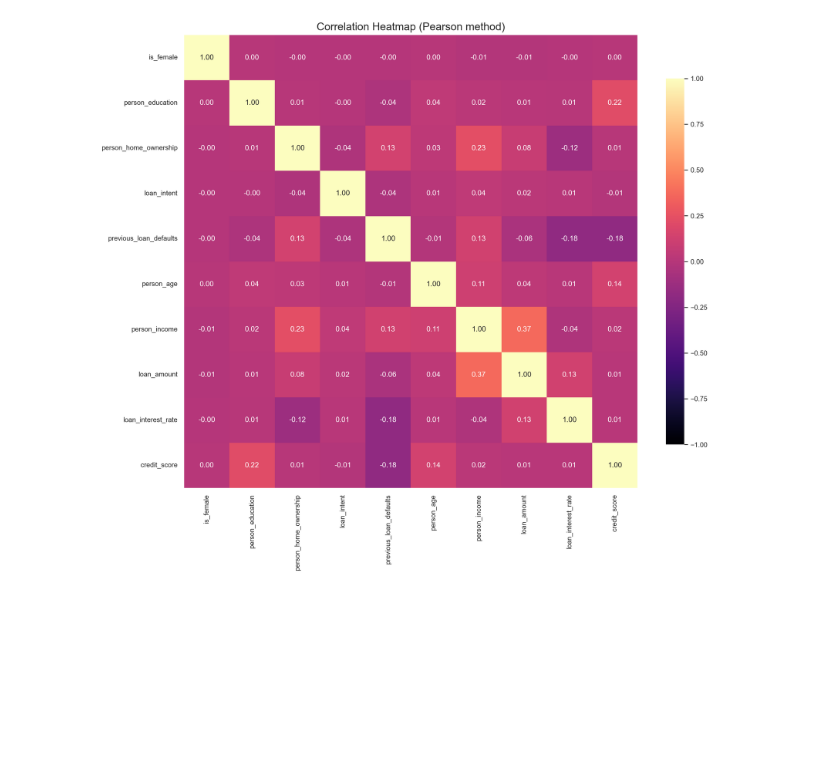
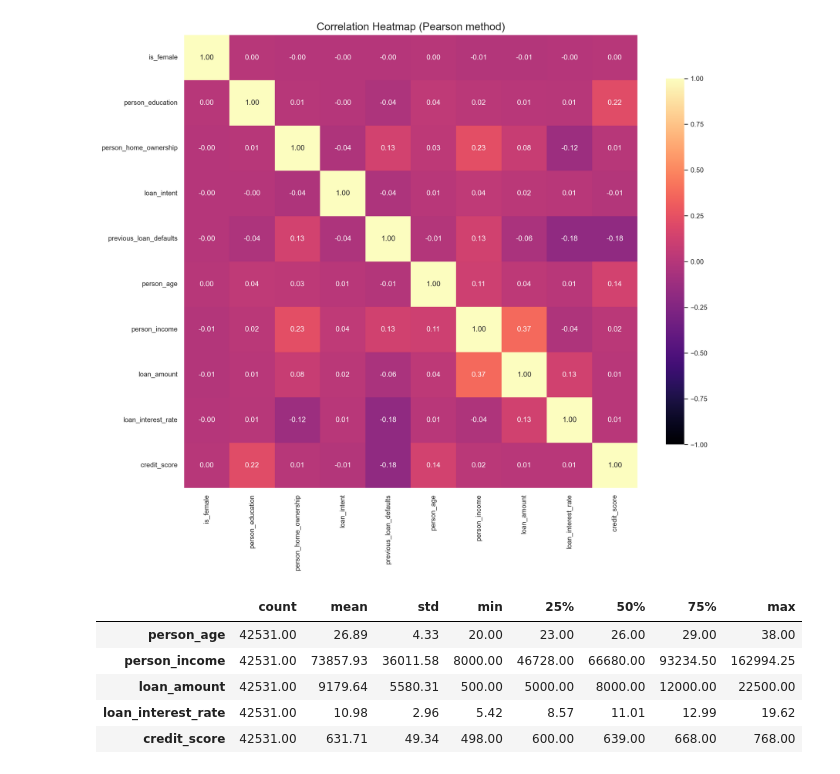
Before and after one commit to Jaymin151617/Credit-Risk-Analysis, a Jupyter notebook: notebooks/feature_engineering.ipynb, the cells around one changed output. Cells and saved outputs as stored; diff of their text form; code cells hidden in the pictures; blank space fills up the shorter version.

```diff
--- a/notebooks/feature_engineering.ipynb
+++ b/notebooks/feature_engineering.ipynb
@@ -162,6 +160,15 @@ num_variables.remove('person_employment_experience')
 helper.create_correlation_heatmap(df[cat_variables + num_variables])
 # %% [output]
 [figure]
+# %%
+df[num_variables].describe().transpose()
+# %% [output]
+|  | count | mean | std | min | 25% | 50% | 75% | max |
+| person_age | 42531.00 | 26.89 | 4.33 | 20.00 | 23.00 | 26.00 | 29.00 | 38.00 |
+| person_income | 42531.00 | 73857.93 | 36011.58 | 8000.00 | 46728.00 | 66680.00 | 93234.50 | 162994.25 |
+| loan_amount | 42531.00 | 9179.64 | 5580.31 | 500.00 | 5000.00 | 8000.00 | 12000.00 | 22500.00 |
+| loan_interest_rate | 42531.00 | 10.98 | 2.96 | 5.42 | 8.57 | 11.01 | 12.99 | 19.62 |
+| credit_score | 42531.00 | 631.71 | 49.34 | 498.00 | 600.00 | 639.00 | 668.00 | 768.00 |
 # %%
 for col in num_variables:
     helper.create_distribution_plot(df, col)
```
Also changed, not shown: parts of 8 cells of this notebook, 4 other files.
